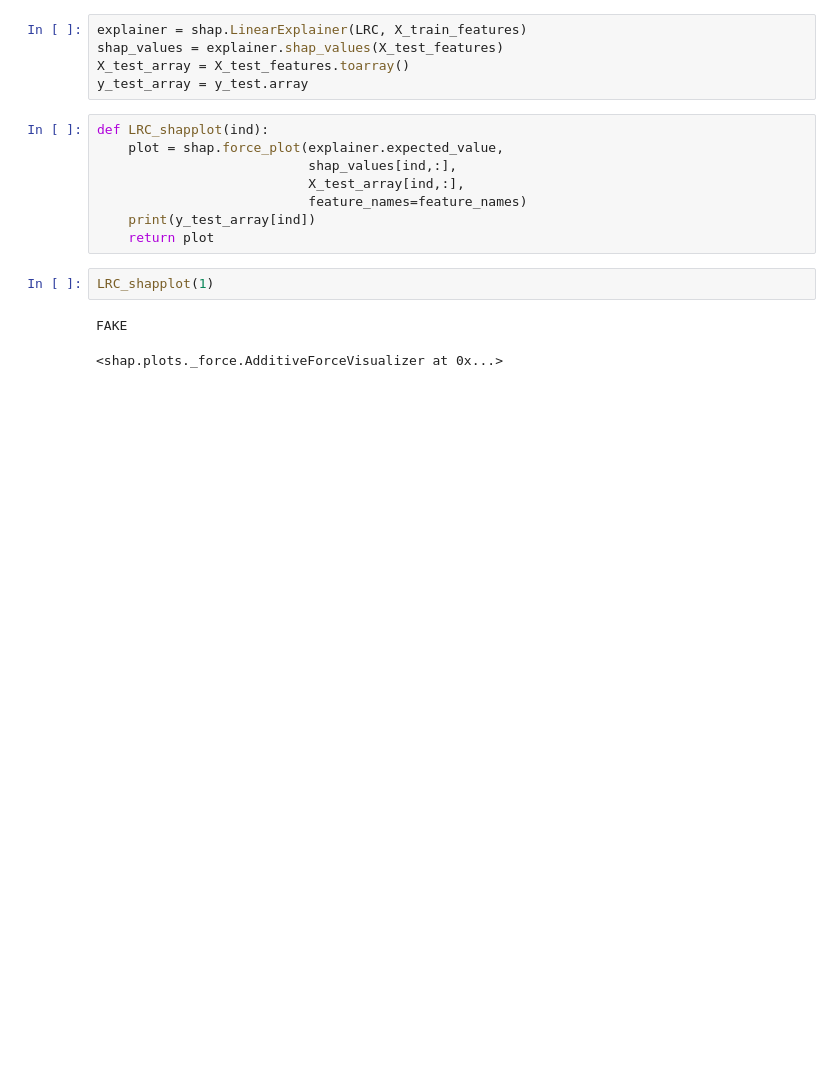
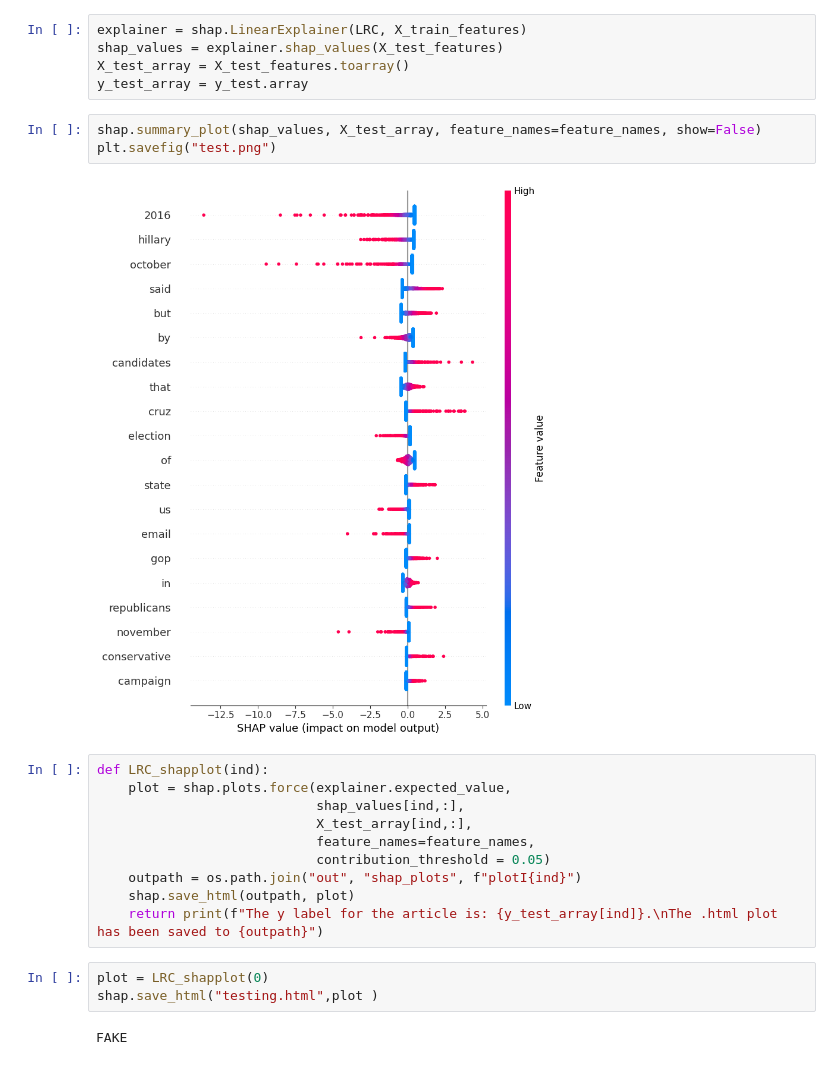
Before and after one commit to lrahbek/cds-lang-assignments, a Jupyter notebook: assignment-2/src/shap_plots.ipynb, the cells around one changed output. Saved outputs shown, nothing was run; the diff lists cells and outputs as text; blank space fills up the shorter version.

Commit message:
shap??2

```diff
--- a/assignment-2/src/shap_plots.ipynb
+++ b/assignment-2/src/shap_plots.ipynb
@@ -31,16 +31,23 @@ explainer = shap.LinearExplainer(LRC, X_train_features)
 shap_values = explainer.shap_values(X_test_features)
 X_test_array = X_test_features.toarray()
 y_test_array = y_test.array
+# %%
+shap.summary_plot(shap_values, X_test_array, feature_names=feature_names, show=False)
+plt.savefig("test.png")
+# %% [output]
+[figure, added]
 # %%
 def LRC_shapplot(ind):
-    plot = shap.force_plot(explainer.expected_value,
-                           shap_values[ind,:],
-                           X_test_array[ind,:],
-                           feature_names=feature_names)
-    print(y_test_array[ind])
-    return plot
+    plot = shap.plots.force(explainer.expected_value,
+                            shap_values[ind,:],
+                            X_test_array[ind,:],
+                            feature_names=feature_names,
+                            contribution_threshold = 0.05)
+    outpath = os.path.join("out", "shap_plots", f"plotI{ind}")
+    shap.save_html(outpath, plot)
+    return print(f"The y label for the article is: {y_test_array[ind]}.\nThe .html plot has been saved to {outpath}")
-# %%
-LRC_shapplot(1)
-# %% [output]
-FAKE
-<shap.plots._force.AdditiveForceVisualizer at 0x...>
+# %%
+plot = LRC_shapplot(0)
+shap.save_html("testing.html",plot )
+# %% [output]
+FAKE
```
Also changed, not shown: parts of 1 cell of this notebook, 11 other files.
